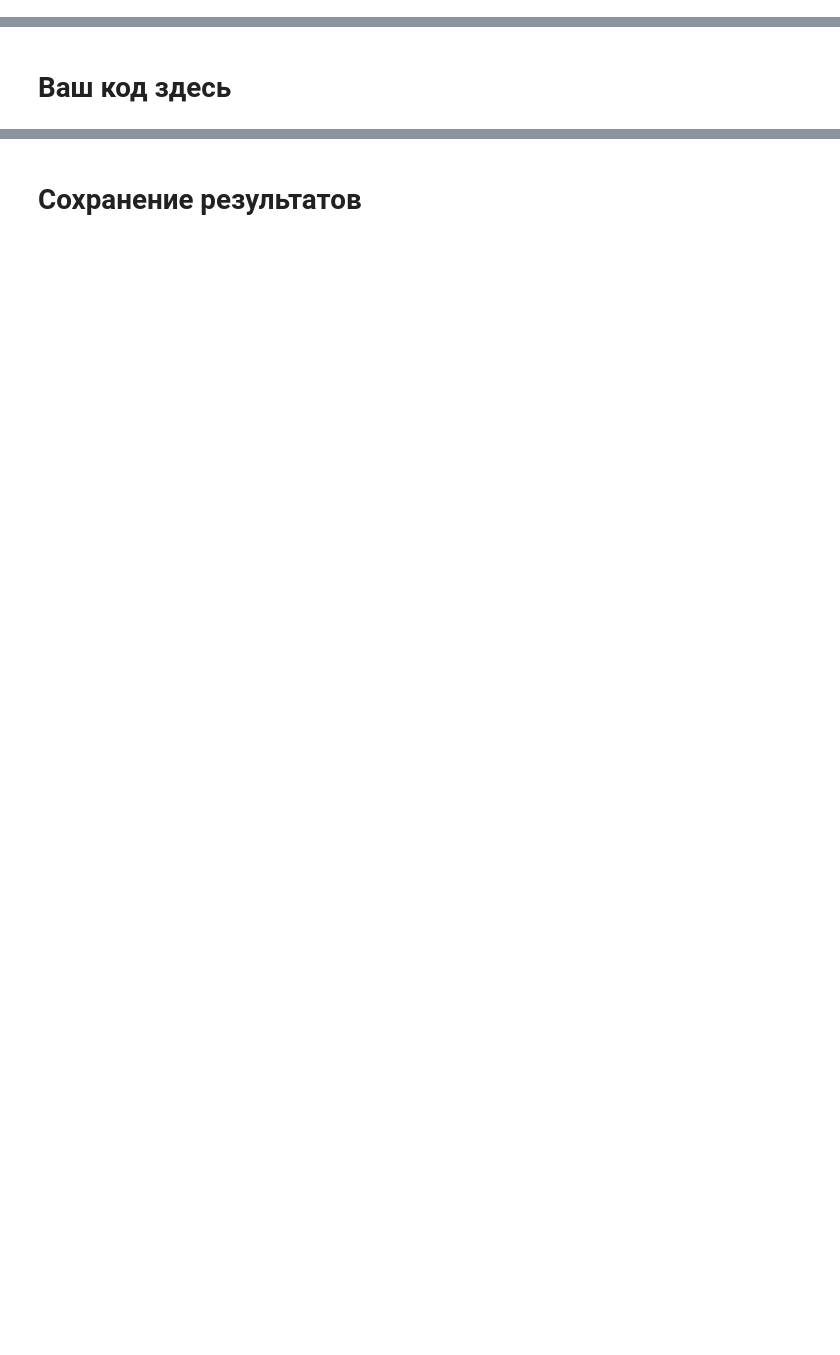
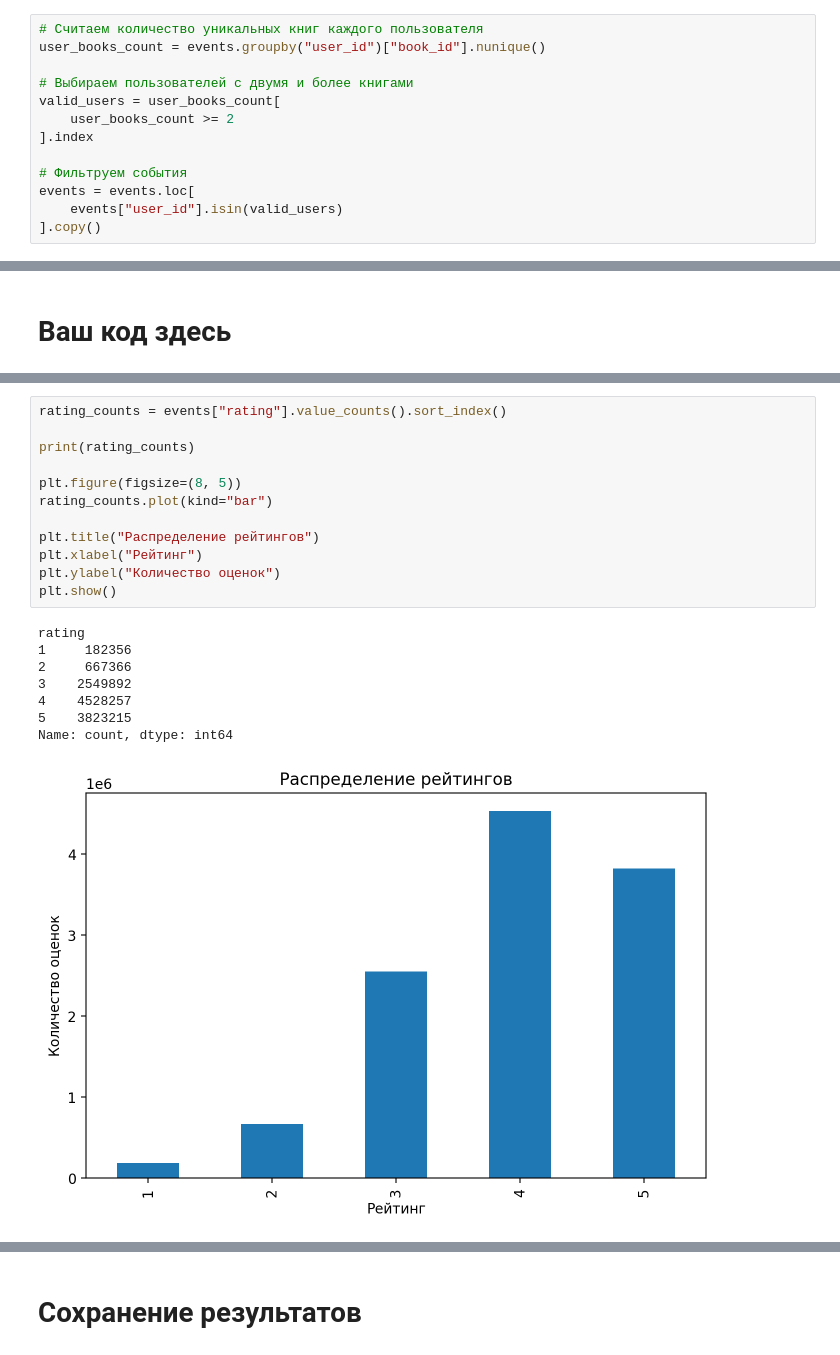
Before and after one commit to Rustam1992/mle-recsys-start, a Jupyter notebook: preprocessing.ipynb, the cells around one changed output, grey strips where cells are left out. Saved outputs shown, nothing was run; the diff lists cells and outputs as text; blank space fills up the shorter version.

```diff
--- a/preprocessing.ipynb
+++ b/preprocessing.ipynb
@@ -176,0 +272,13 @@ events = events.query("started_at < @event_cutoff_date and read_at < @event_cuto
+# %%
+# Считаем количество уникальных книг каждого пользователя
+user_books_count = events.groupby("user_id")["book_id"].nunique()
+
+# Выбираем пользователей с двумя и более книгами
+valid_users = user_books_count[
+    user_books_count >= 2
+].index
+
+# Фильтруем события
+events = events.loc[
+    events["user_id"].isin(valid_users)
+].copy()
@@ -178,0 +415,21 @@ events = events.query("started_at < @event_cutoff_date and read_at < @event_cuto
+# %%
+rating_counts = events["rating"].value_counts().sort_index()
+
+print(rating_counts)
+
+plt.figure(figsize=(8, 5))
+rating_counts.plot(kind="bar")
+
+plt.title("Распределение рейтингов")
+plt.xlabel("Рейтинг")
+plt.ylabel("Количество оценок")
+plt.show()
+# %% [output]
+rating
+1     182356
+2     667366
+3    2549892
+4    4528257
+5    3823215
+Name: count, dtype: int64
+[figure, added]
```
Also changed, not shown: parts of 35 cells of this notebook, 1 other file.
